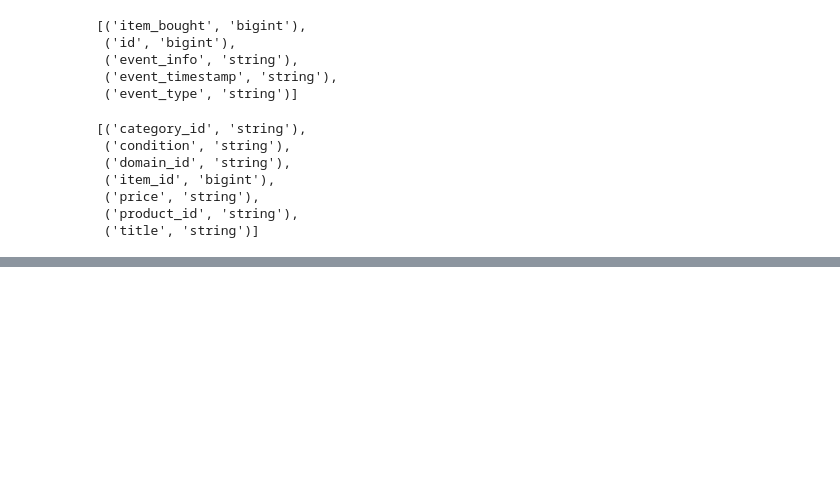
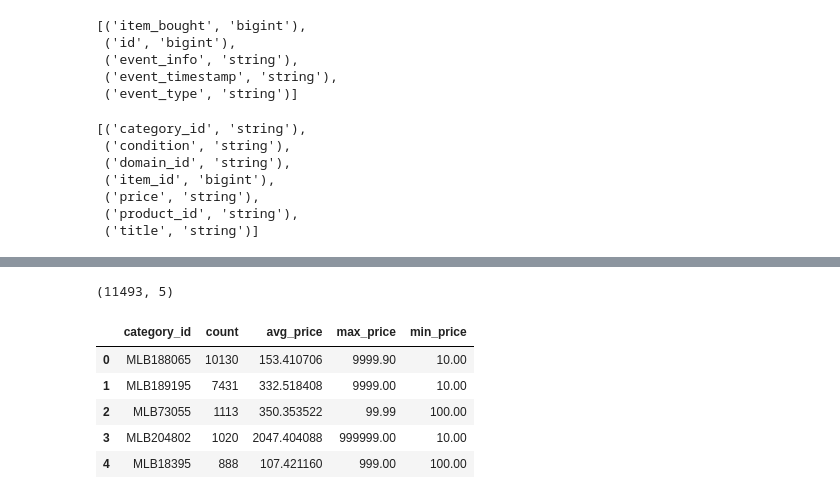
Before and after one commit to VictorOPreuss/MeLi-Data-Challenge-2020, a Jupyter notebook: MeLi_Data_Challenge_2020.ipynb, the cells around one changed output, grey strips where cells are left out. Cells and saved outputs as stored; diff of their text form; code cells hidden in the pictures; blank space fills up the shorter version.

```diff
--- a/MeLi_Data_Challenge_2020.ipynb
+++ b/MeLi_Data_Challenge_2020.ipynb
@@ -443,0 +249,25 @@ test_final.createGlobalTempView("test")
+# %%
+category_query = spark.sql("""
+
+SELECT
+  category_id,
+  COUNT(*) AS count,
+  AVG(price) AS avg_price,
+  MAX(price) AS max_price,
+  MIN(price) AS min_price
+FROM global_temp.metadata
+GROUP BY category_id
+SORT BY count DESC
+
+""").toPandas()
+# %%
+print(category_query.shape)
+category_query.head()
+# %% [output]
+(11493, 5)
+|  | category_id | count | avg_price | max_price | min_price |
+| 0 | MLB188065 | 10130 | 153.410706 | 9999.90 | 10.00 |
+| 1 | MLB189195 | 7431 | 332.518408 | 9999.00 | 10.00 |
+| 2 | MLB73055 | 1113 | 350.353522 | 99.99 | 100.00 |
+| 3 | MLB204802 | 1020 | 2047.404088 | 999999.00 | 10.00 |
+| 4 | MLB18395 | 888 | 107.421160 | 999.00 | 100.00 |
```
Also changed, not shown: parts of 14 cells of this notebook.
